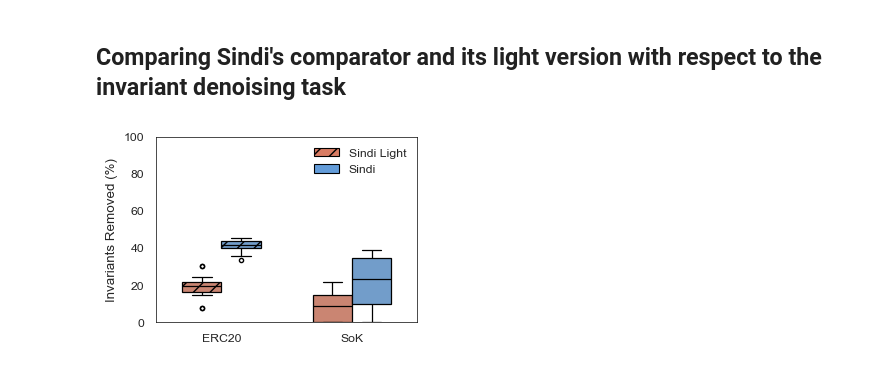
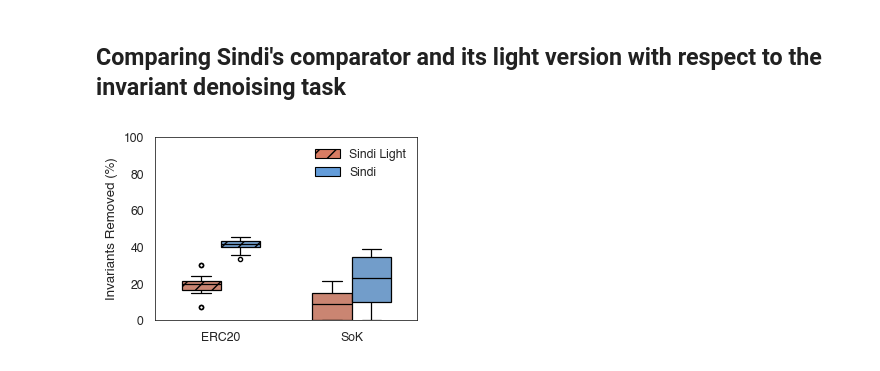
Before and after one commit to mojtaba-eshghie/Sindi, a Jupyter notebook: use-cases/dynamically-mined-invariant-denoising/analysis.ipynb, the cells around one changed output. Cells and saved outputs as stored; diff of their text form; code cells hidden in the pictures.

Commit message:
Just changed the plot font family.

```diff
--- a/use-cases/dynamically-mined-invariant-denoising/analysis.ipynb
+++ b/use-cases/dynamically-mined-invariant-denoising/analysis.ipynb
@@ -410,14 +410,15 @@ df['percentage_removed'] = (1 - df['reduction_ratio']) * 100
 # ----------------------------
 sns.set_context("paper", font_scale=1)
 sns.set_style("white")
+# Set the font family to Helvetica for all plot elements
+plt.rcParams['font.family'] = 'Helvetica'
 
 # ----------------------------
 # 6) Figure
 # ----------------------------
 plt.figure(figsize=(3.4, 2.4))
 
-# Fixed hue order so we always know which box is which within each category
-# This is the line that has been changed to meet your requirement
+# Fixed hue order so Sindi Light is on the left
 hue_order = ['Sindi Light', 'Sindi']
 palette = {'Sindi': '#639CD9', 'Sindi Light': '#D97C63'}
 
@@ -439,54 +440,50 @@ ax = sns.boxplot(
 # ----------------------------
 # 7) Apply hatching robustly
 # ----------------------------
-# Seaborn stores box artists in ax.artists (most versions). As a fallback, derive from ax.patches.
 boxes = list(ax.artists)
 if not boxes:
     boxes = [p for p in ax.patches if isinstance(p, PathPatch)]
 
-# There are len(hue_order) boxes per category (Dataset). We hatch the "Sindi Light" ones.
-num_hue = len(hue_order)  # 2
+num_hue = len(hue_order)
 for i, box in enumerate(boxes):
-    # Within each x category, boxes appear in hue_order.
     hue_index = i % num_hue
     if hue_order[hue_index] == 'Sindi Light':
         box.set_hatch('//')
     else:
         box.set_hatch('')
     box.set_edgecolor('black')
-    box.set_alpha(1)  # ensure solid fill so hatch renders crisply in vector outputs
+    box.set_alpha(1)
 
 # ----------------------------
 # 8) Axes cosmetics
 # ----------------------------
 for spine in ax.spines.values():
     spine.set_visible(True)
     spine.set_linewidth(0.5)
     spine.set_edgecolor('black')
 
 plt.ylim(0, 100)
 plt.xlabel("")
 plt.ylabel("Invariants Removed (%)")
 
 # ----------------------------
 # 9) Legend with matching hatch
 # ----------------------------
 handles, labels = ax.get_legend_handles_labels()
-# Rebuild legend to ensure consistent hatching/edges
 new_handles = []
 for lab in labels:
     if lab == 'Sindi Light':
         new_handles.append(Patch(facecolor=palette[lab], edgecolor='black', hatch='//'))
     else:
         new_handles.append(Patch(facecolor=palette[lab], edgecolor='black'))
 ax.legend(new_handles, labels, title='', frameon=False)
 
 plt.tight_layout()
 
 # ----------------------------
 # 10) Save / Show
 # ----------------------------
 plt.savefig("paired_boxplot_invariants_removed.pdf", dpi=300, bbox_inches='tight')
 plt.show()
 # %% [output]
-[figure, old version]
+[figure, new version]
```
Also changed, not shown: 1 other file.
